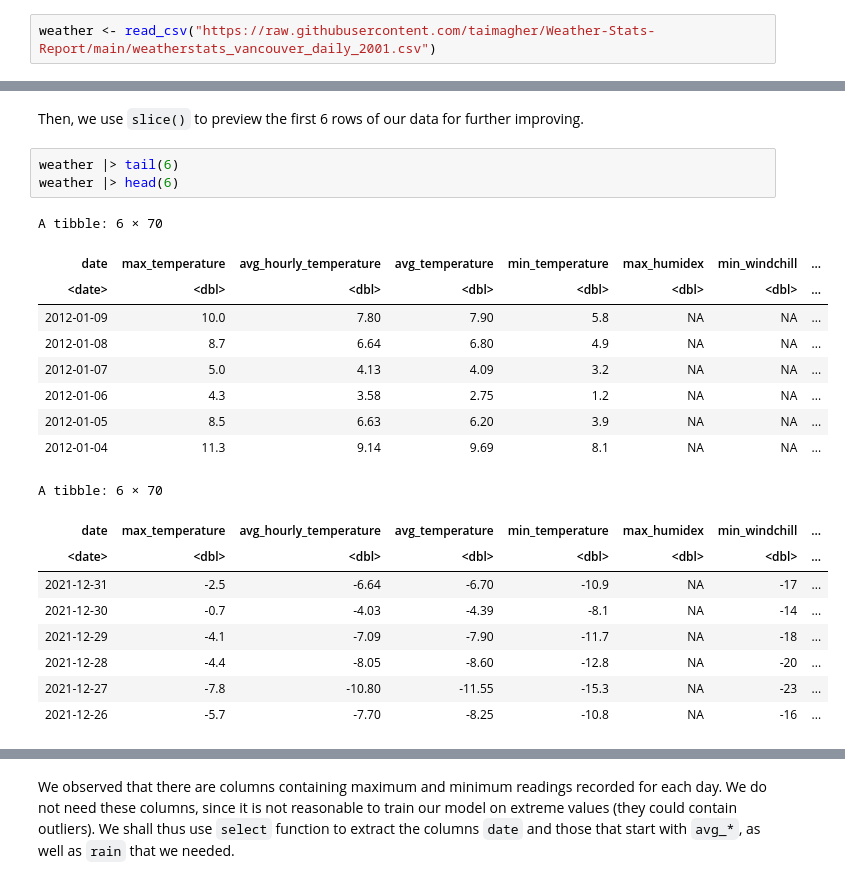
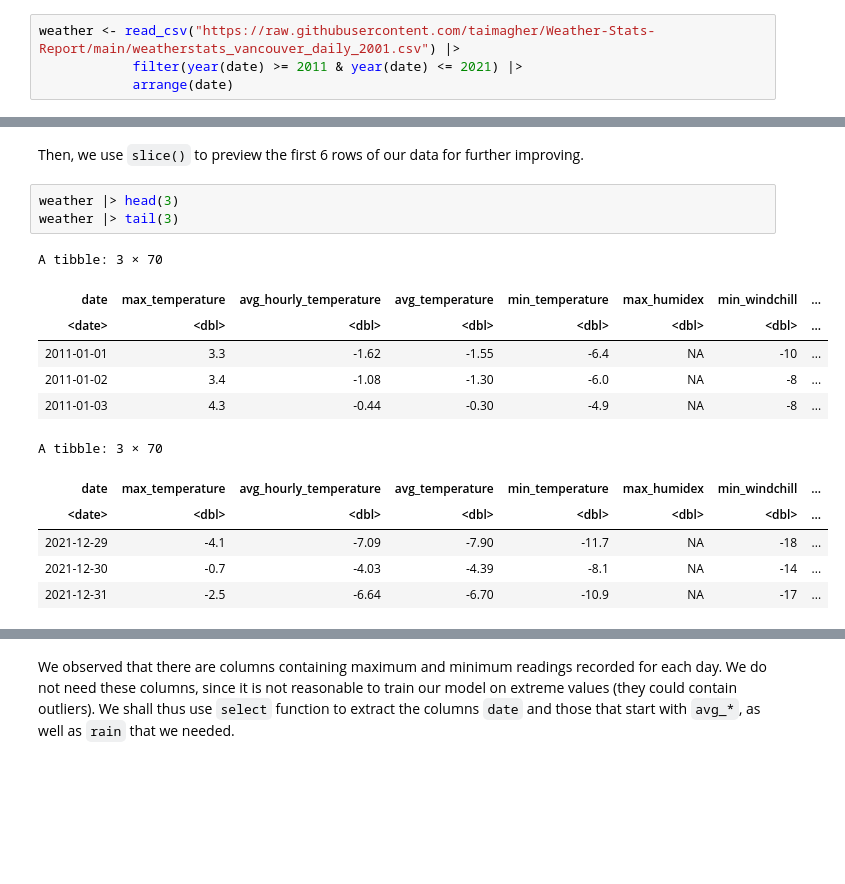
Before and after one commit to taimagher/Weather-Stats-Report, a Jupyter notebook: group78_report.ipynb, the cells around one changed output, grey strips where cells are left out. Cells and saved outputs as stored; diff of their text form; blank space fills up the shorter version.

```diff
--- a/group78_report.ipynb
+++ b/group78_report.ipynb
@@ -37,7 +37,9 @@ The following object is masked from ‘package:lubridate’:
 # %% [markdown]
 From [this website](https://vancouver.weatherstats.ca/download.html) we downloaded the dataset of the daily weather in Vancouver for the past decade, which is a `.csv` file with headers. We’ll use the `read_csv()` function to load the data and assign it to an object called `weather`. We will also filter the dataset for observations between 2001 to 2021 (inclusive), because the dataset isn't complete for values outside that range.
 # %%
-weather <- read_csv("https://raw.githubusercontent.com/taimagher/Weather-Stats-Report/main/weatherstats_vancouver_daily_2001.csv")
+weather <- read_csv("https://raw.githubusercontent.com/taimagher/Weather-Stats-Report/main/weatherstats_vancouver_daily_2001.csv") |>
+            filter(year(date) >= 2011 & year(date) <= 2021) |>
+            arrange(date)
 # %% [output]
 Rows: 4400 Columns: 70
 ── Column specification ────────────────────────────────────────────────────────
@@ -52,24 +54,18 @@ time  (2): sunrise, sunset
 # %% [markdown]
 Then, we use `slice()` to preview the first 6 rows of our data for further improving.
 # %%
-weather |> tail(6)
-weather |> head(6)
+weather |> head(3)
+weather |> tail(3)
 # %% [output]
-A tibble: 6 × 70
+A tibble: 3 × 70
 | date | max_temperature | avg_hourly_temperature | avg_temperature | min_temperature | max_humidex | min_windchill | ... |
 | <date> | <dbl> | <dbl> | <dbl> | <dbl> | <dbl> | <dbl> | ... |
-| 2012-01-09 | 10.0 | 7.80 | 7.90 | 5.8 | NA | NA | ... |
-| 2012-01-08 | 8.7 | 6.64 | 6.80 | 4.9 | NA | NA | ... |
-| 2012-01-07 | 5.0 | 4.13 | 4.09 | 3.2 | NA | NA | ... |
-| 2012-01-06 | 4.3 | 3.58 | 2.75 | 1.2 | NA | NA | ... |
-| 2012-01-05 | 8.5 | 6.63 | 6.20 | 3.9 | NA | NA | ... |
-| 2012-01-04 | 11.3 | 9.14 | 9.69 | 8.1 | NA | NA | ... |
+| 2011-01-01 | 3.3 | -1.62 | -1.55 | -6.4 | NA | -10 | ... |
+| 2011-01-02 | 3.4 | -1.08 | -1.30 | -6.0 | NA | -8 | ... |
+| 2011-01-03 | 4.3 | -0.44 | -0.30 | -4.9 | NA | -8 | ... |
-A tibble: 6 × 70
+A tibble: 3 × 70
 | date | max_temperature | avg_hourly_temperature | avg_temperature | min_temperature | max_humidex | min_windchill | ... |
 | <date> | <dbl> | <dbl> | <dbl> | <dbl> | <dbl> | <dbl> | ... |
+| 2021-12-29 | -4.1 | -7.09 | -7.90 | -11.7 | NA | -18 | ... |
+| 2021-12-30 | -0.7 | -4.03 | -4.39 | -8.1 | NA | -14 | ... |
 | 2021-12-31 | -2.5 | -6.64 | -6.70 | -10.9 | NA | -17 | ... |
-| 2021-12-30 | -0.7 | -4.03 | -4.39 | -8.1 | NA | -14 | ... |
-| 2021-12-29 | -4.1 | -7.09 | -7.90 | -11.7 | NA | -18 | ... |
-| 2021-12-28 | -4.4 | -8.05 | -8.60 | -12.8 | NA | -20 | ... |
-| 2021-12-27 | -7.8 | -10.80 | -11.55 | -15.3 | NA | -23 | ... |
-| 2021-12-26 | -5.7 | -7.70 | -8.25 | -10.8 | NA | -16 | ... |
```
Also changed, not shown: parts of 4 cells of this notebook.
